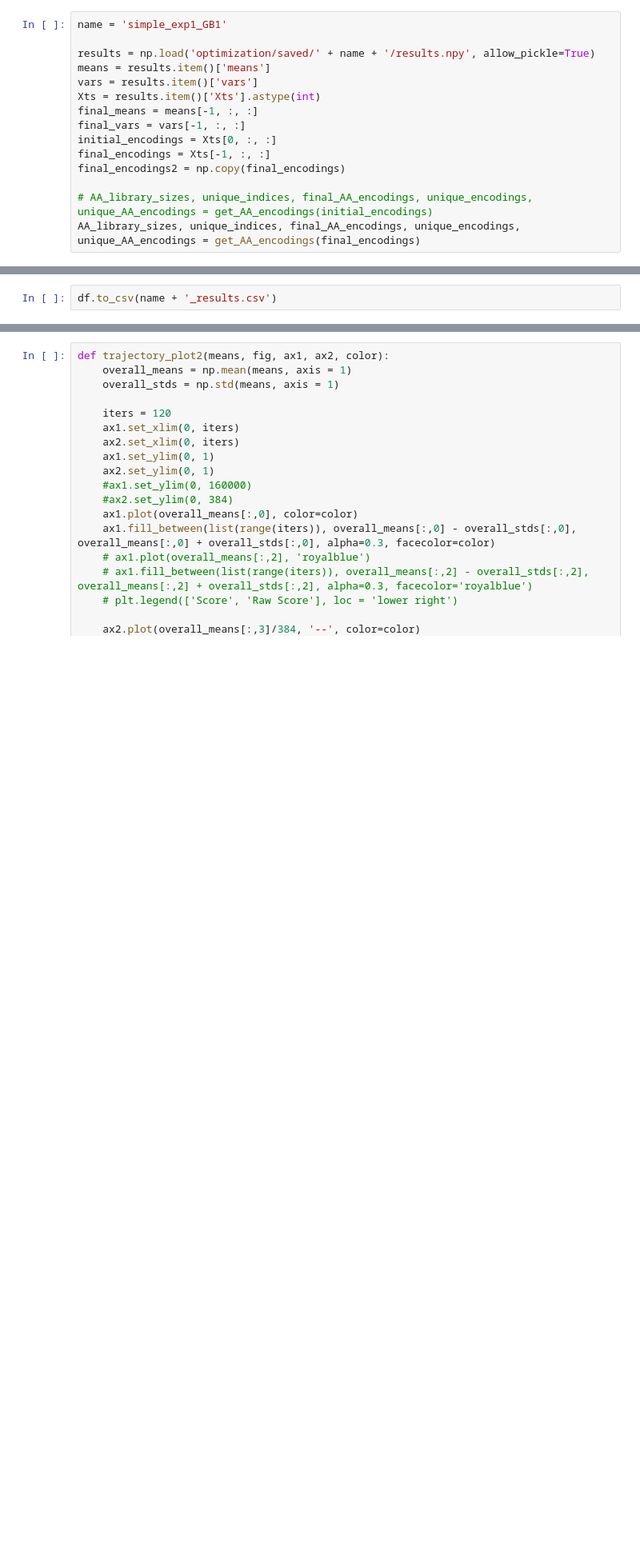
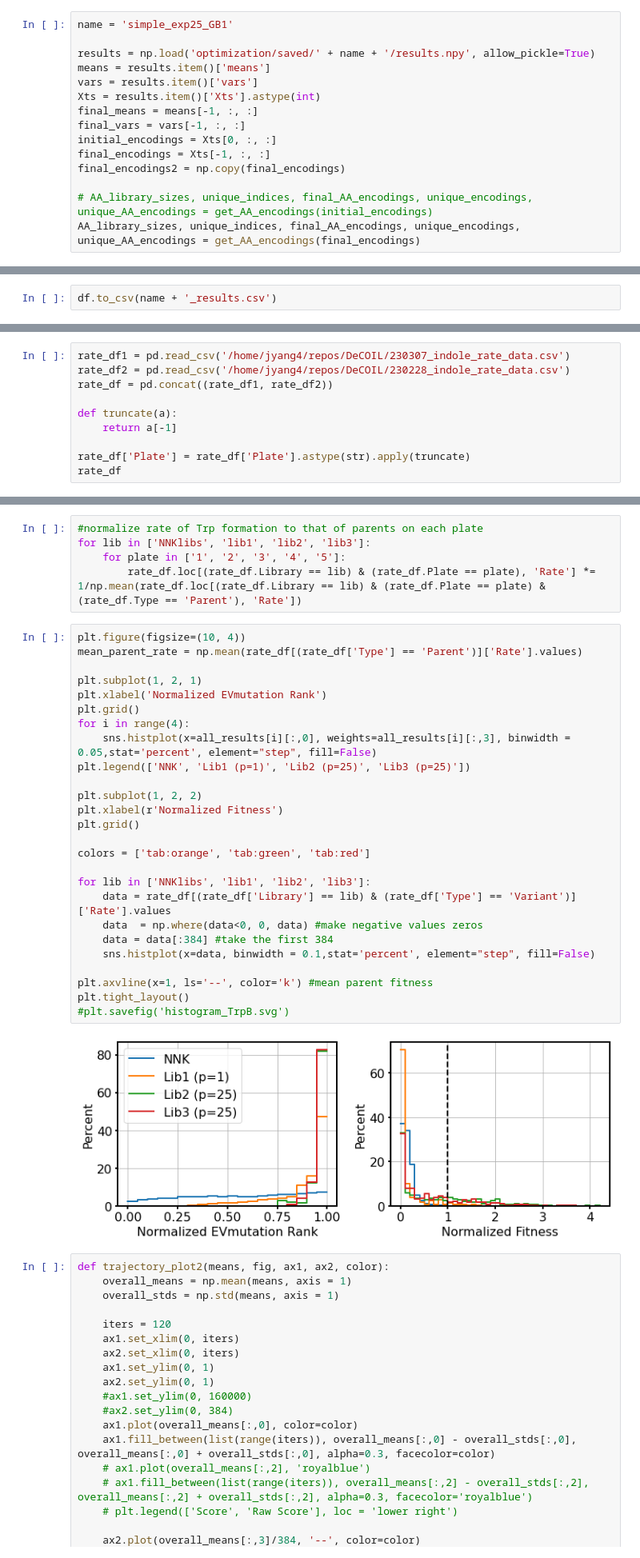
Before and after one commit to jsunn-y/DeCOIL, a Jupyter notebook: results.ipynb, the cells around one changed output, grey strips where cells are left out. Shown at 80% size. Drawn from its saved outputs; the diff is of its cells as text; blank space fills up the shorter version.

```diff
--- a/results.ipynb
+++ b/results.ipynb
@@ -37,7 +37,7 @@ for i in range(12):
 # %% [markdown]
 ### For processing each individual trial
 # %%
-name = 'simple_exp1_GB1'
+name = 'simple_exp25_GB1'
 
 results = np.load('optimization/saved/' + name + '/results.npy', allow_pickle=True)
 means = results.item()['means']
@@ -291,0 +332,10 @@ plt.savefig('histogram.svg')
+# %%
+rate_df1 = pd.read_csv('/home/jyang4/repos/DeCOIL/230307_indole_rate_data.csv')
+rate_df2 = pd.read_csv('/home/jyang4/repos/DeCOIL/230228_indole_rate_data.csv')
+rate_df = pd.concat((rate_df1, rate_df2))
+
+def truncate(a):
+    return a[-1]
+
+rate_df['Plate'] = rate_df['Plate'].astype(str).apply(truncate)
+rate_df
@@ -292,3 +356,36 @@ plt.savefig('histogram.svg')
+# %%
+#normalize rate of Trp formation to that of parents on each plate
+for lib in ['NNKlibs', 'lib1', 'lib2', 'lib3']:
+    for plate in ['1', '2', '3', '4', '5']:
+        rate_df.loc[(rate_df.Library == lib) & (rate_df.Plate == plate), 'Rate'] *= 1/np.mean(rate_df.loc[(rate_df.Library == lib) & (rate_df.Plate == plate) & (rate_df.Type == 'Parent'), 'Rate'])
+# %%
+plt.figure(figsize=(10, 4))
+mean_parent_rate = np.mean(rate_df[(rate_df['Type'] == 'Parent')]['Rate'].values)
+
+plt.subplot(1, 2, 1)
+plt.xlabel('Normalized EVmutation Rank')
+plt.grid()
+for i in range(4):
+    sns.histplot(x=all_results[i][:,0], weights=all_results[i][:,3], binwidth = 0.05,stat='percent', element="step", fill=False)
+plt.legend(['NNK', 'Lib1 (p=1)', 'Lib2 (p=25)', 'Lib3 (p=25)'])
+
+plt.subplot(1, 2, 2)
+plt.xlabel(r'Normalized Fitness')
+plt.grid()
+
+colors = ['tab:orange', 'tab:green', 'tab:red']
+
+for lib in ['NNKlibs', 'lib1', 'lib2', 'lib3']:
+    data = rate_df[(rate_df['Library'] == lib) & (rate_df['Type'] == 'Variant')]['Rate'].values
+    data  = np.where(data<0, 0, data) #make negative values zeros
+    data = data[:384] #take the first 384
+    sns.histplot(x=data, binwidth = 0.1,stat='percent', element="step", fill=False)
+
+plt.axvline(x=1, ls='--', color='k') #mean parent fitness
+plt.tight_layout()
+#plt.savefig('histogram_TrpB.svg')
+# %% [output]
+[figure, added]
 # %%
 def trajectory_plot2(means, fig, ax1, ax2, color):
     overall_means = np.mean(means, axis = 1)
```
Also changed, not shown: parts of 21 cells of this notebook, 12 other files.
